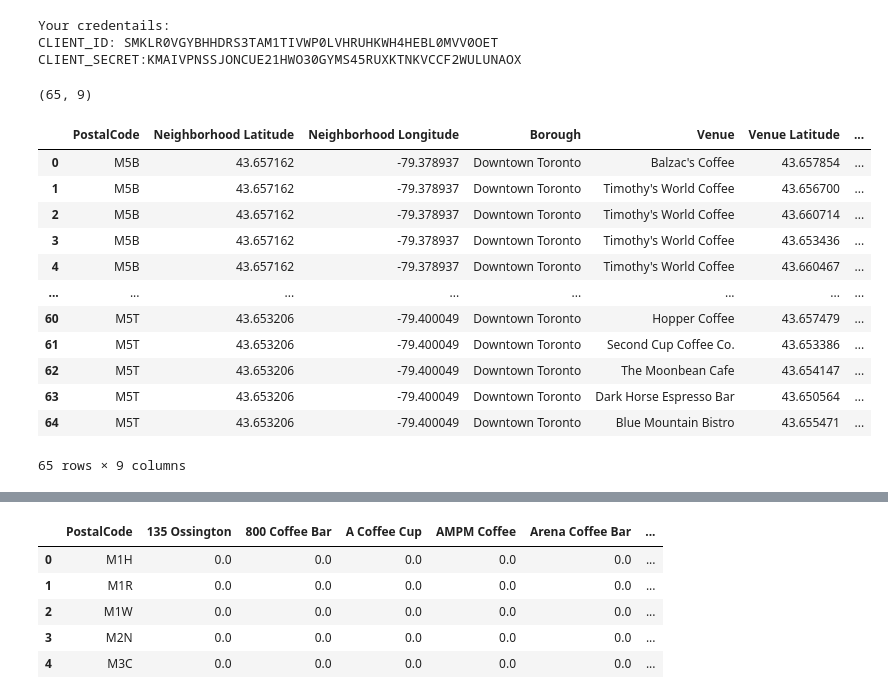
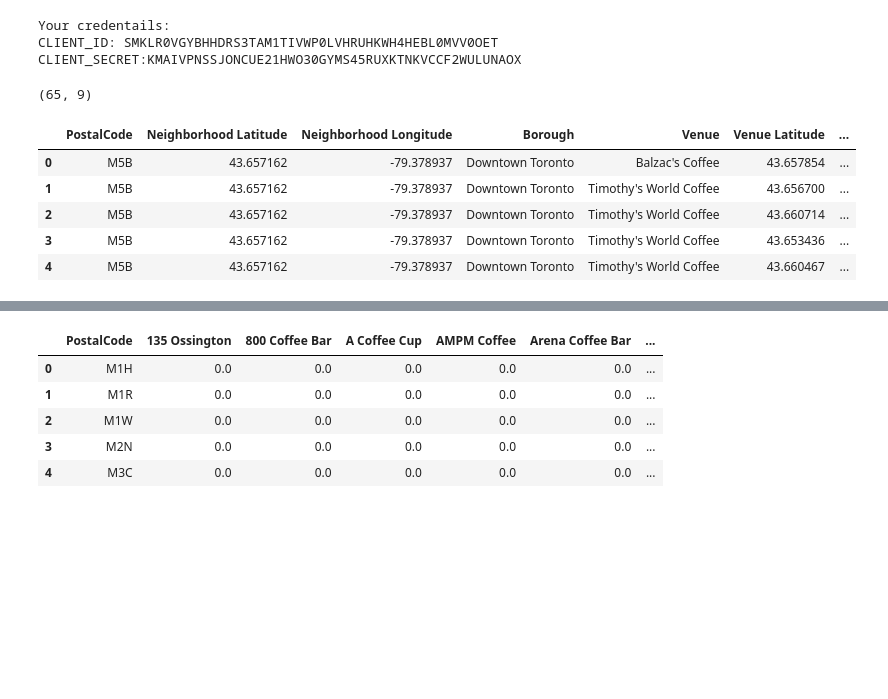
Before and after one commit to DLinthorne/Consumer-Segmentation, a Jupyter notebook: Project.ipynb, the cells around one changed output, grey strips where cells are left out. Cells and saved outputs as stored; diff of their text form; code cells hidden in the pictures; blank space fills up the shorter version.

```diff
--- a/Project.ipynb
+++ b/Project.ipynb
@@ -273,21 +246,14 @@ public_cafes = getNearbyVenues(toronto_no_uni["PostalCode"],toronto_no_uni["Boro
                                toronto_no_uni["Longitude"], radius=500)
 # %%
 print(uni_cafes.shape)
-uni_cafes
+uni_cafes.head()
 # %% [output]
 (65, 9)
 |  | PostalCode | Neighborhood Latitude | Neighborhood Longitude | Borough | Venue | Venue Latitude | ... |
 | 0 | M5B | 43.657162 | -79.378937 | Downtown Toronto | Balzac's Coffee | 43.657854 | ... |
 | 1 | M5B | 43.657162 | -79.378937 | Downtown Toronto | Timothy's World Coffee | 43.656700 | ... |
 | 2 | M5B | 43.657162 | -79.378937 | Downtown Toronto | Timothy's World Coffee | 43.660714 | ... |
 | 3 | M5B | 43.657162 | -79.378937 | Downtown Toronto | Timothy's World Coffee | 43.653436 | ... |
 | 4 | M5B | 43.657162 | -79.378937 | Downtown Toronto | Timothy's World Coffee | 43.660467 | ... |
-| ... | ... | ... | ... | ... | ... | ... | ... |
-| 60 | M5T | 43.653206 | -79.400049 | Downtown Toronto | Hopper Coffee | 43.657479 | ... |
-| 61 | M5T | 43.653206 | -79.400049 | Downtown Toronto | Second Cup Coffee Co. | 43.653386 | ... |
-| 62 | M5T | 43.653206 | -79.400049 | Downtown Toronto | The Moonbean Cafe | 43.654147 | ... |
-| 63 | M5T | 43.653206 | -79.400049 | Downtown Toronto | Dark Horse Espresso Bar | 43.650564 | ... |
-| 64 | M5T | 43.653206 | -79.400049 | Downtown Toronto | Blue Mountain Bistro | 43.655471 | ... |
-65 rows × 9 columns
 # %%
 #public_cafes.groupby('PostalCode').count()
```
Also changed, not shown: parts of 15 cells of this notebook, 7 other files.
